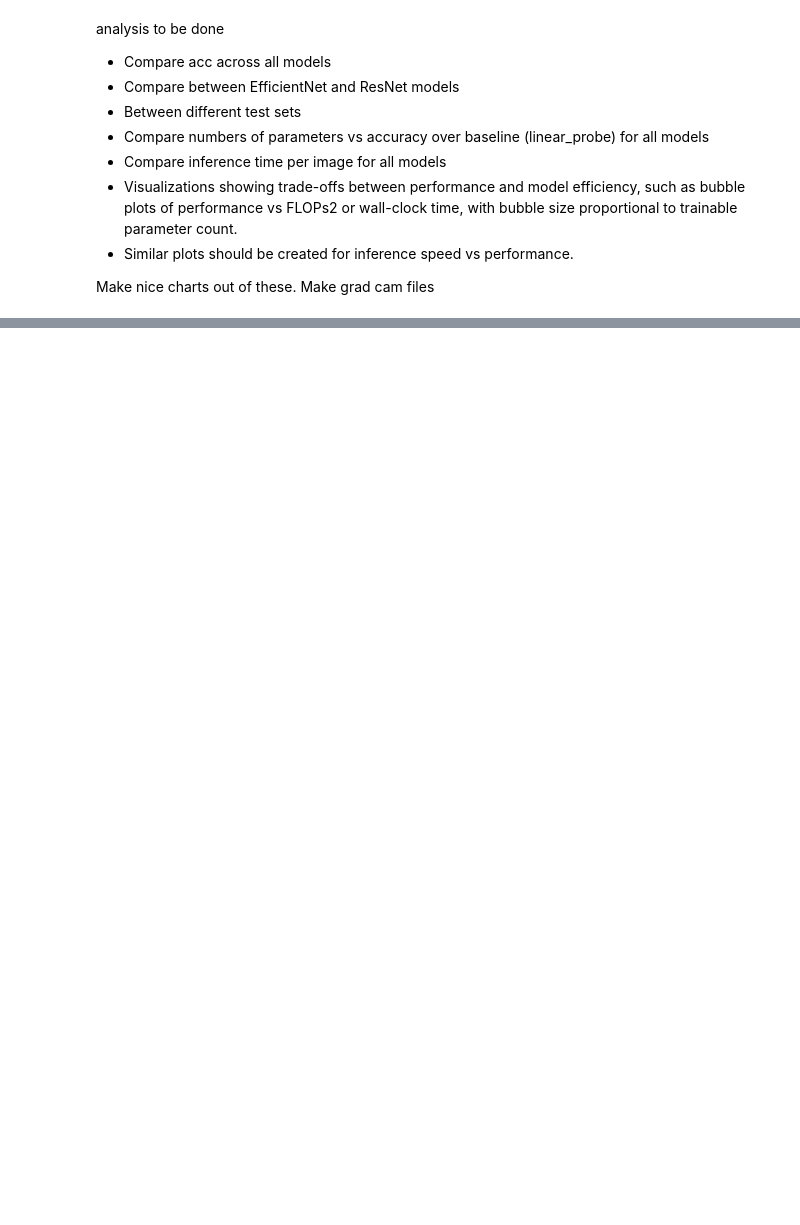
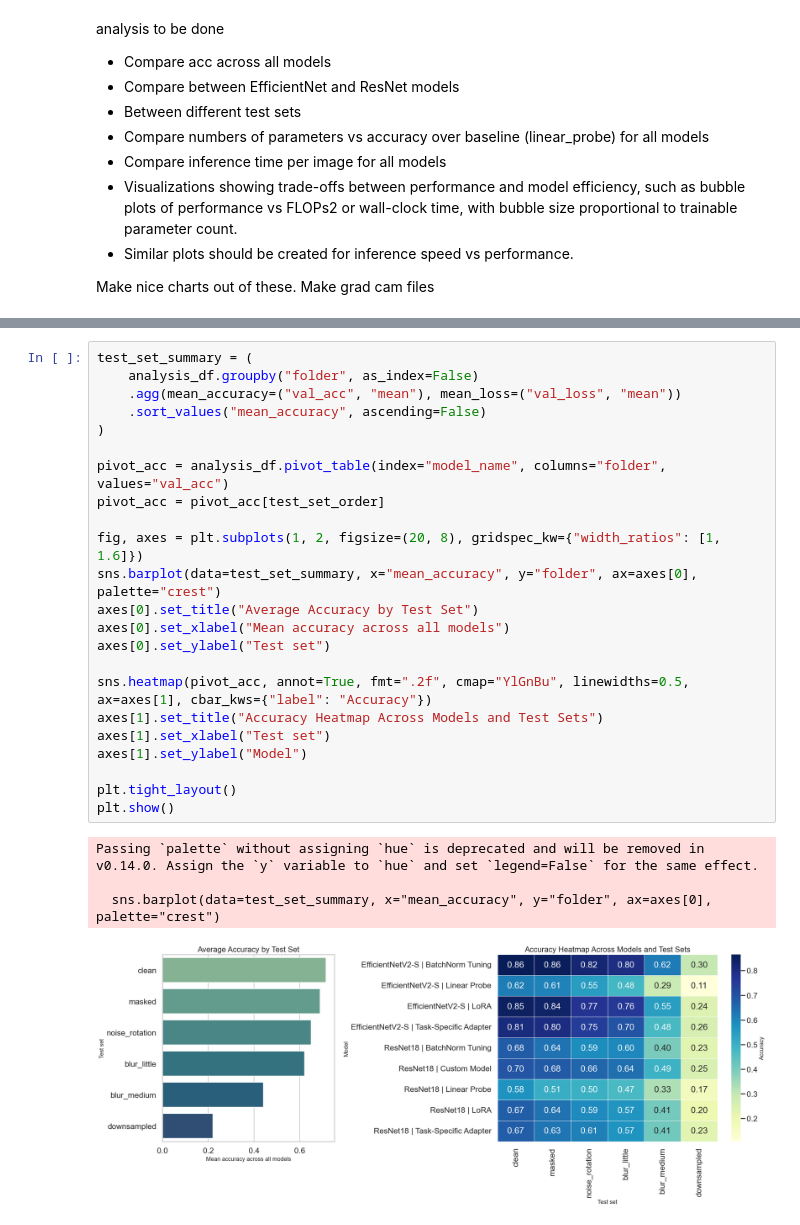
Before and after one commit to phanguy30/food_classification, a Jupyter notebook: analysis.ipynb, the cells around one changed output, grey strips where cells are left out. Cells and saved outputs as stored; diff of their text form; blank space fills up the shorter version.

```diff
--- a/analysis.ipynb
+++ b/analysis.ipynb
@@ -72,0 +230,28 @@ Make grad cam files
+# %%
+test_set_summary = (
+    analysis_df.groupby("folder", as_index=False)
+    .agg(mean_accuracy=("val_acc", "mean"), mean_loss=("val_loss", "mean"))
+    .sort_values("mean_accuracy", ascending=False)
+)
+
+pivot_acc = analysis_df.pivot_table(index="model_name", columns="folder", values="val_acc")
+pivot_acc = pivot_acc[test_set_order]
+
+fig, axes = plt.subplots(1, 2, figsize=(20, 8), gridspec_kw={"width_ratios": [1, 1.6]})
+sns.barplot(data=test_set_summary, x="mean_accuracy", y="folder", ax=axes[0], palette="crest")
+axes[0].set_title("Average Accuracy by Test Set")
+axes[0].set_xlabel("Mean accuracy across all models")
+axes[0].set_ylabel("Test set")
+
+sns.heatmap(pivot_acc, annot=True, fmt=".2f", cmap="YlGnBu", linewidths=0.5, ax=axes[1], cbar_kws={"label": "Accuracy"})
+axes[1].set_title("Accuracy Heatmap Across Models and Test Sets")
+axes[1].set_xlabel("Test set")
+axes[1].set_ylabel("Model")
+
+plt.tight_layout()
+plt.show()
+# %% [output]
+Passing `palette` without assigning `hue` is deprecated and will be removed in v0.14.0. Assign the `y` variable to `hue` and set `legend=False` for the same effect.
+
+  sns.barplot(data=test_set_summary, x="mean_accuracy", y="folder", ax=axes[0], palette="crest")
+[figure, added]
```
Also changed, not shown: parts of 7 cells of this notebook.
